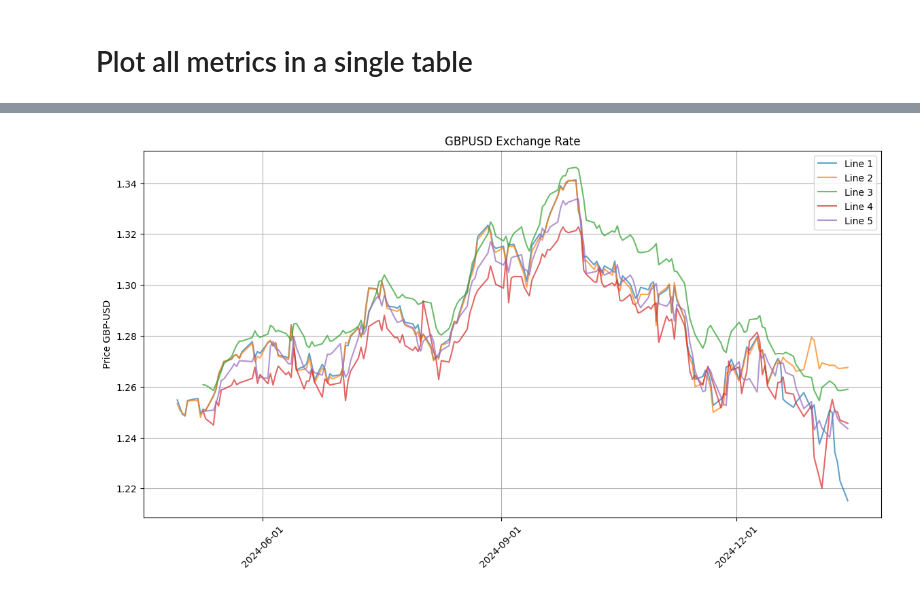
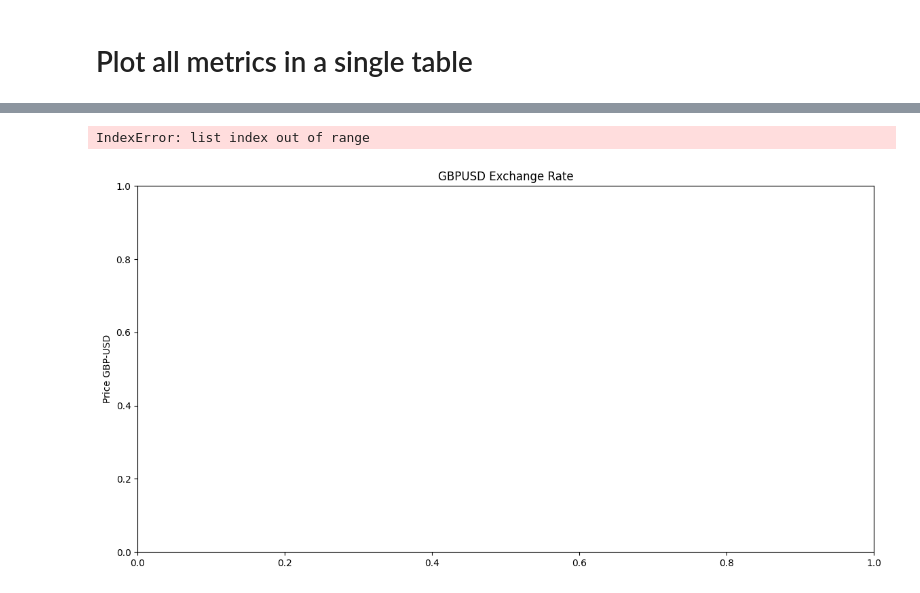
Before and after one commit to GurungPrabhu/GBP_USD-forecasting-model, a Jupyter notebook: DL_Assignment.ipynb, the cells around one changed output, grey strips where cells are left out. Saved outputs shown, nothing was run; the diff lists cells and outputs as text; code cells hidden in the pictures.

```diff
--- a/DL_Assignment.ipynb
+++ b/DL_Assignment.ipynb
@@ -593,3 +681,13 @@ Mean Absolute Percentage Error (MAPE): 13.587%
+# %%
+y_pred_unscaled = target_scaler.inverse_transform(np.array(y_pred).reshape(-1, 1))
+y_test_unscaled = u_test[target].values
+
+actual_data = [test["Date"], y_test_unscaled, "GBPUSD Actual"]
+predicted_data = [test["Date"], y_pred_unscaled, "GBPUSD Predicted"]
+
+dnn_predicted = y_pred_unscaled
+
+plot_gbp_usd([actual_data, predicted_data])
 # %% [markdown]
 # 5. Recurrent Model
 # %% [markdown]
@@ -972,12 +1071,13 @@ df
 # %%
 dnn_features = ['Trend', 'Seasonality', 'Noise', 'Week', 'Month', 'Day', 'Open']
 
 plot_gbp_usd([
-	[test['Date'], u_test['Open']],
-	[test['Date'], dnn_predicted],
-	[test['Date'][7:], lstm_pred.flatten()],
-	[test['Date'][7:], rnn_pred.flatten()],
-	[test['Date'][7:], lc_pred.flatten()],
+	[test['Date'], u_test['Open']], "GBPUSD Actual",
+	[test['Date'], dnn_predicted], "GPBUSD DNN Predicted",
+	[test['Date'][7:], lstm_pred.flatten(), "GBPUSD LSTM Predicted"],
+	[test['Date'][7:], rnn_pred.flatten(), "GBPUSD RNN Predicted"],
+	[test['Date'][7:], lc_pred.flatten(), "GBPUSD LSTM-CNN Predicted"],
 ])
 # %% [output]
+IndexError: list index out of range
-[figure, old version]
+[figure, new version]
```
Also changed, not shown: parts of 23 cells of this notebook, 1 other file.
